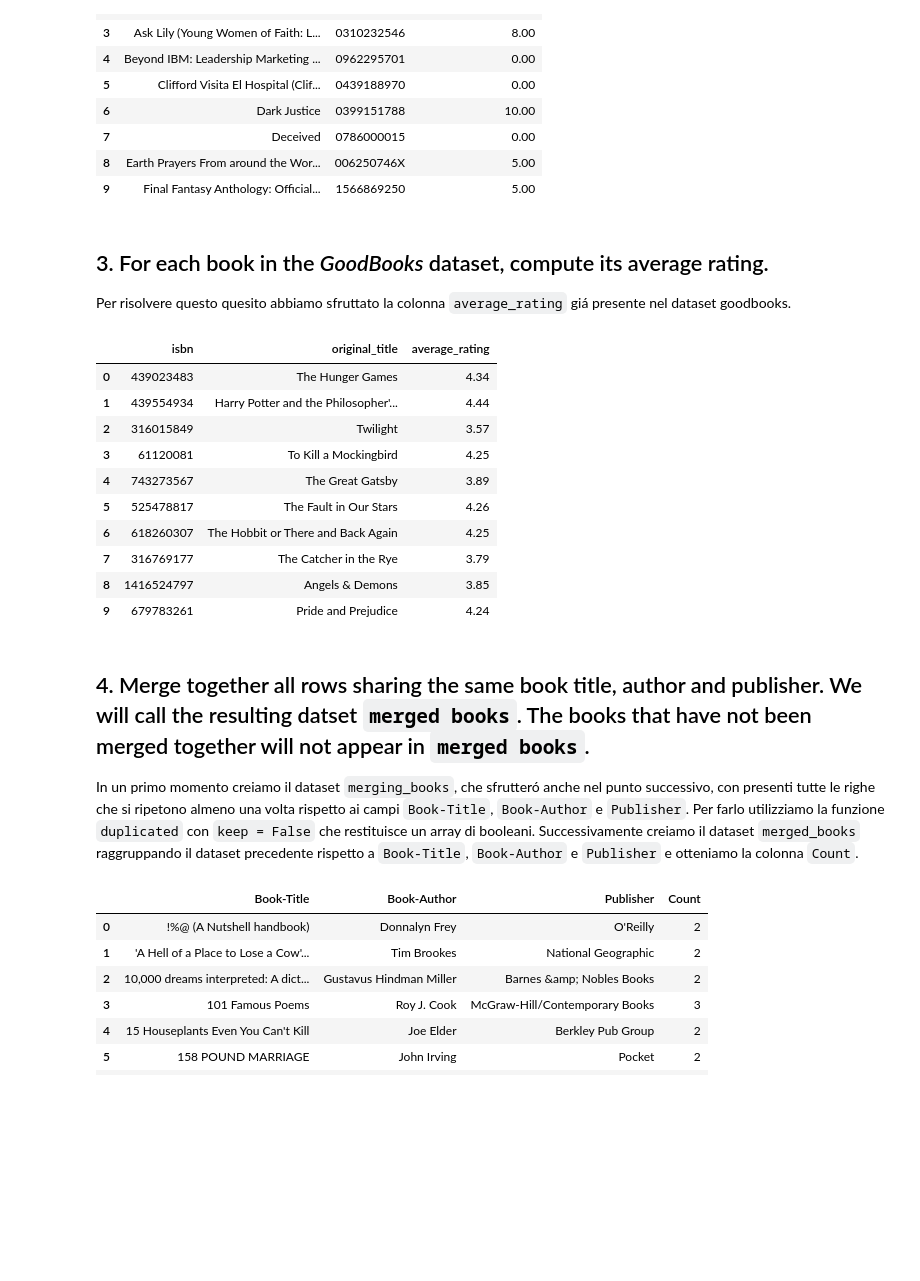
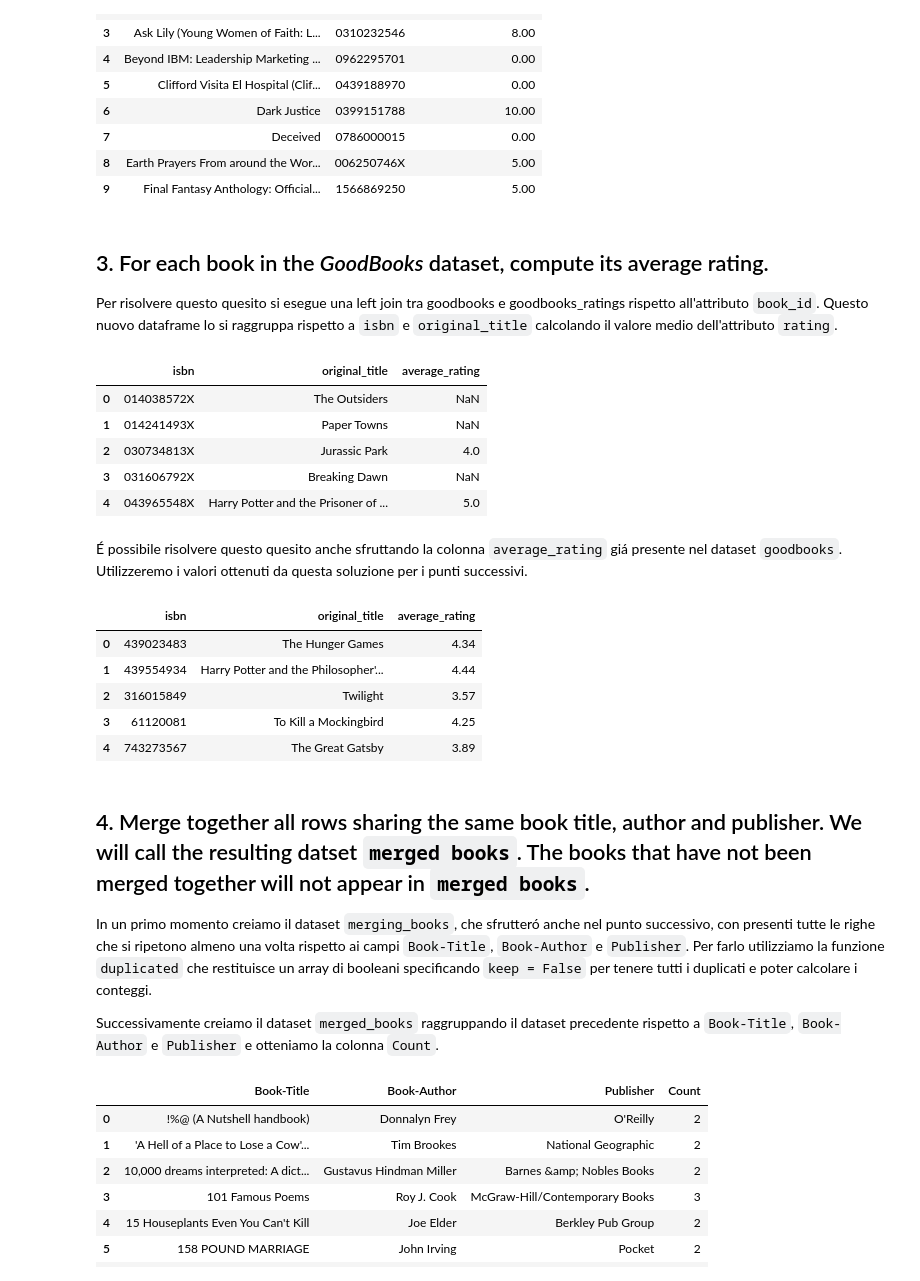
Before and after one commit to gianscuri/Computer_Science_Project_Pandas, a Jupyter notebook: progetto-2021.ipynb, the cells around one changed output. Cells and saved outputs as stored; diff of their text form; code cells hidden in the pictures; blank space fills up the shorter version.

```diff
--- a/progetto-2021.ipynb
+++ b/progetto-2021.ipynb
@@ -204,25 +210,32 @@ books_avg.head(10)
 # %% [markdown]
 ## 3. For each book in the *GoodBooks* dataset, compute its average rating.
 
-Per risolvere questo quesito abbiamo sfruttato la colonna `average_rating` giá presente nel dataset goodbooks.
+Per risolvere questo quesito si esegue una left join tra goodbooks e goodbooks_ratings rispetto all'attributo `book_id`. Questo nuovo dataframe lo si raggruppa rispetto a `isbn` e `original_title` calcolando il valore medio dell'attributo `rating`.
+# %%
+pd.merge(goodbooks, goodbooks_ratings, on = 'book_id', how = 'left').groupby(['isbn', 'original_title'], as_index = False).agg(average_rating = ('rating', 'mean')).head()
+# %% [output]
+|  | isbn | original_title | average_rating |
+| 0 | 014038572X | The Outsiders | NaN |
+| 1 | 014241493X | Paper Towns | NaN |
+| 2 | 030734813X | Jurassic Park | 4.0 |
+| 3 | 031606792X | Breaking Dawn | NaN |
+| 4 | 043965548X | Harry Potter and the Prisoner of ... | 5.0 |
+# %% [markdown]
+É possibile risolvere questo quesito anche sfruttando la colonna `average_rating` giá presente nel dataset `goodbooks`. Utilizzeremo i valori ottenuti da questa soluzione per i punti successivi.
 # %%
-goodbooks[['isbn', 'original_title', 'average_rating']].head(10)
+goodbooks[['isbn', 'original_title', 'average_rating']].head()
 # %% [output]
 |  | isbn | original_title | average_rating |
 | 0 | 439023483 | The Hunger Games | 4.34 |
 | 1 | 439554934 | Harry Potter and the Philosopher'... | 4.44 |
 | 2 | 316015849 | Twilight | 3.57 |
 | 3 | 61120081 | To Kill a Mockingbird | 4.25 |
 | 4 | 743273567 | The Great Gatsby | 3.89 |
-| 5 | 525478817 | The Fault in Our Stars | 4.26 |
-| 6 | 618260307 | The Hobbit or There and Back Again | 4.25 |
-| 7 | 316769177 | The Catcher in the Rye | 3.79 |
-| 8 | 1416524797 | Angels & Demons | 3.85 |
-| 9 | 679783261 | Pride and Prejudice | 4.24 |
 # %% [markdown]
 ## 4. Merge together all rows sharing the same book title, author and publisher. We will call the resulting datset `merged books`. The books that have not been merged together will not appear in `merged books`.
 
-In un primo momento creiamo il dataset `merging_books`, che sfrutteró anche nel punto successivo, con presenti tutte le righe che si ripetono almeno una volta rispetto ai campi `Book-Title`, `Book-Author` e `Publisher`. Per farlo utilizziamo la funzione `duplicated` con `keep = False` che restituisce un array di booleani.
+In un primo momento creiamo il dataset `merging_books`, che sfrutteró anche nel punto successivo, con presenti tutte le righe che si ripetono almeno una volta rispetto ai campi `Book-Title`, `Book-Author` e `Publisher`. Per farlo utilizziamo la funzione `duplicated` che restituisce un array di booleani specificando `keep = False` per tenere tutti i duplicati e poter calcolare i conteggi.
+
 Successivamente creiamo il dataset `merged_books` raggruppando il dataset precedente rispetto a `Book-Title`, `Book-Author` e `Publisher` e otteniamo la colonna `Count`.
 # %%
 merging_books = books[books.duplicated(subset = ['Book-Title', 'Book-Author', 'Publisher'], keep = False)]
```
Also changed, not shown: parts of 17 cells of this notebook.
